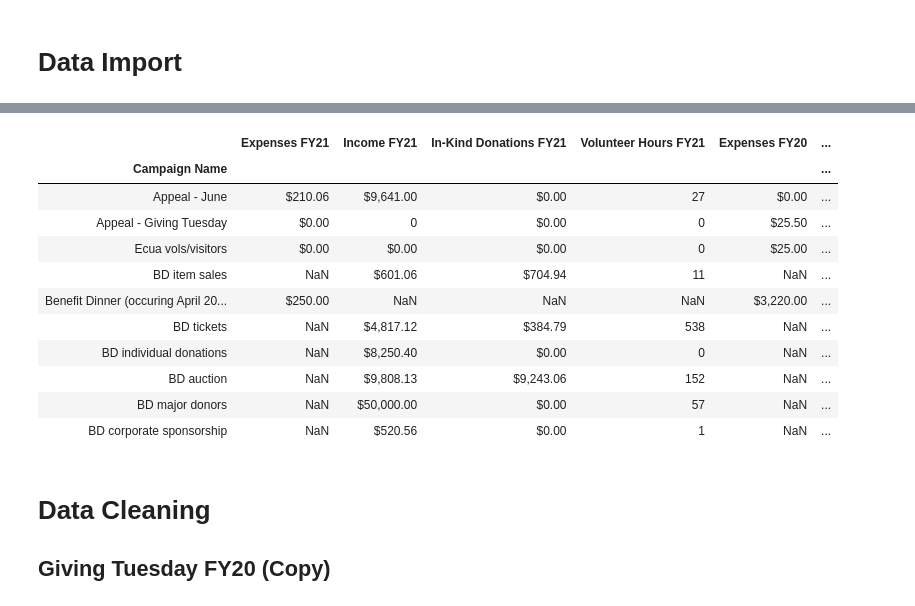
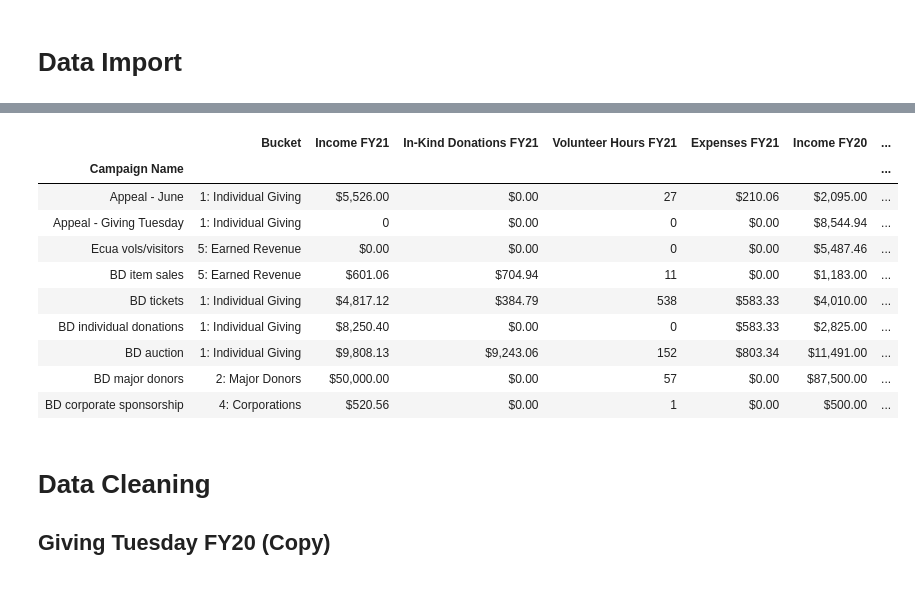
Before and after one commit to patelpurvip/Board-Fundraising-Analysis, a Jupyter notebook: Giving Campaigns Analysis.ipynb, the cells around one changed output, grey strips where cells are left out. Saved outputs shown, nothing was run; the diff lists cells and outputs as text; code cells hidden in the pictures.

Commit message:
5 Sept 2020 fundraising updates

```diff
--- a/Giving Campaigns Analysis.ipynb
+++ b/Giving Campaigns Analysis.ipynb
@@ -8,6 +8,6 @@ import seaborn as sb
 sb.set_style('darkgrid')
 sb.set()
 
-step2 = "Sources/Fundraising Strategy - Step 2, 08.07.20.csv"
+step2 = "Sources/Fundraising Strategy - Step 2, 09.05.20.csv"
 donation_data = pd.read_csv(step2)
-# donation_data.head()
+donation_data
@@ -54,27 +34,24 @@ income_vs_expense
 # %%
-del income_vs_expense['Bucket']
+x = donation_data.set_index(['Campaign Name'])
 
-x = income_vs_expense.set_index(['Campaign Name'])
-
-Campaigns_to_Analyze = x.loc[['Appeal - June', 'Online appeal - Giving Tuesday', 'Ecua vols/visitors', 'Benefit dinner item sales', 'Benefit Dinner (occuring April 2020) (SPANS TWO FYs)', 'Benefit dinner tickets', 'Benefit dinner individual donations', 'Benefit dinner auction', 'Benefit dinner sponsorships (5)', 'Benefit dinner sponsorships (1)']]
+Campaigns_to_Analyze = x.loc[['Appeal - June', 'Online appeal - Giving Tuesday', 'Ecua vols/visitors', 'Benefit dinner item sales', 'Benefit dinner tickets', 'Benefit dinner individual donations', 'Benefit dinner auction', 'Benefit dinner sponsorships (5)', 'Benefit dinner sponsorships (1)']]
 
 Campaigns_to_Analyze.replace(regex=['coming soon'], value='0', inplace=True)
 Campaigns_to_Analyze = Campaigns_to_Analyze.rename(index={'Online appeal - Giving Tuesday': 'Appeal - Giving Tuesday','Benefit dinner item sales': 'BD item sales', 'Benefit dinner tickets': 'BD tickets', 'Benefit dinner individual donations': 'BD individual donations', 'Benefit dinner auction': 'BD auction', 'Benefit dinner sponsorships (5)': 'BD major donors', 'Benefit dinner sponsorships (1)': 'BD corporate sponsorship'})
 
 Campaigns_to_Analyze
 # %% [output]
-|  | Expenses FY21 | Income FY21 | In-Kind Donations FY21 | Volunteer Hours FY21 | Expenses FY20 | ... |
-| Campaign Name |  |  |  |  |  | ... |
-| Appeal - June | $210.06 | $9,641.00 | $0.00 | 27 | $0.00 | ... |
-| Appeal - Giving Tuesday | $0.00 | 0 | $0.00 | 0 | $25.50 | ... |
-| Ecua vols/visitors | $0.00 | $0.00 | $0.00 | 0 | $25.00 | ... |
-| BD item sales | NaN | $601.06 | $704.94 | 11 | NaN | ... |
-| Benefit Dinner (occuring April 20... | $250.00 | NaN | NaN | NaN | $3,220.00 | ... |
-| BD tickets | NaN | $4,817.12 | $384.79 | 538 | NaN | ... |
-| BD individual donations | NaN | $8,250.40 | $0.00 | 0 | NaN | ... |
-| BD auction | NaN | $9,808.13 | $9,243.06 | 152 | NaN | ... |
-| BD major donors | NaN | $50,000.00 | $0.00 | 57 | NaN | ... |
-| BD corporate sponsorship | NaN | $520.56 | $0.00 | 1 | NaN | ... |
+|  | Bucket | Income FY21 | In-Kind Donations FY21 | Volunteer Hours FY21 | Expenses FY21 | Income FY20 | ... |
+| Campaign Name |  |  |  |  |  |  | ... |
+| Appeal - June | 1: Individual Giving | $5,526.00 | $0.00 | 27 | $210.06 | $2,095.00 | ... |
+| Appeal - Giving Tuesday | 1: Individual Giving | 0 | $0.00 | 0 | $0.00 | $8,544.94 | ... |
+| Ecua vols/visitors | 5: Earned Revenue | $0.00 | $0.00 | 0 | $0.00 | $5,487.46 | ... |
+| BD item sales | 5: Earned Revenue | $601.06 | $704.94 | 11 | $0.00 | $1,183.00 | ... |
+| BD tickets | 1: Individual Giving | $4,817.12 | $384.79 | 538 | $583.33 | $4,010.00 | ... |
+| BD individual donations | 1: Individual Giving | $8,250.40 | $0.00 | 0 | $583.33 | $2,825.00 | ... |
+| BD auction | 1: Individual Giving | $9,808.13 | $9,243.06 | 152 | $803.34 | $11,491.00 | ... |
+| BD major donors | 2: Major Donors | $50,000.00 | $0.00 | 57 | $0.00 | $87,500.00 | ... |
+| BD corporate sponsorship | 4: Corporations | $520.56 | $0.00 | 1 | $0.00 | $500.00 | ... |
 # %% [markdown]
 # Data Cleaning
 
```
Also changed, not shown: parts of 11 cells of this notebook, 4 other files.
